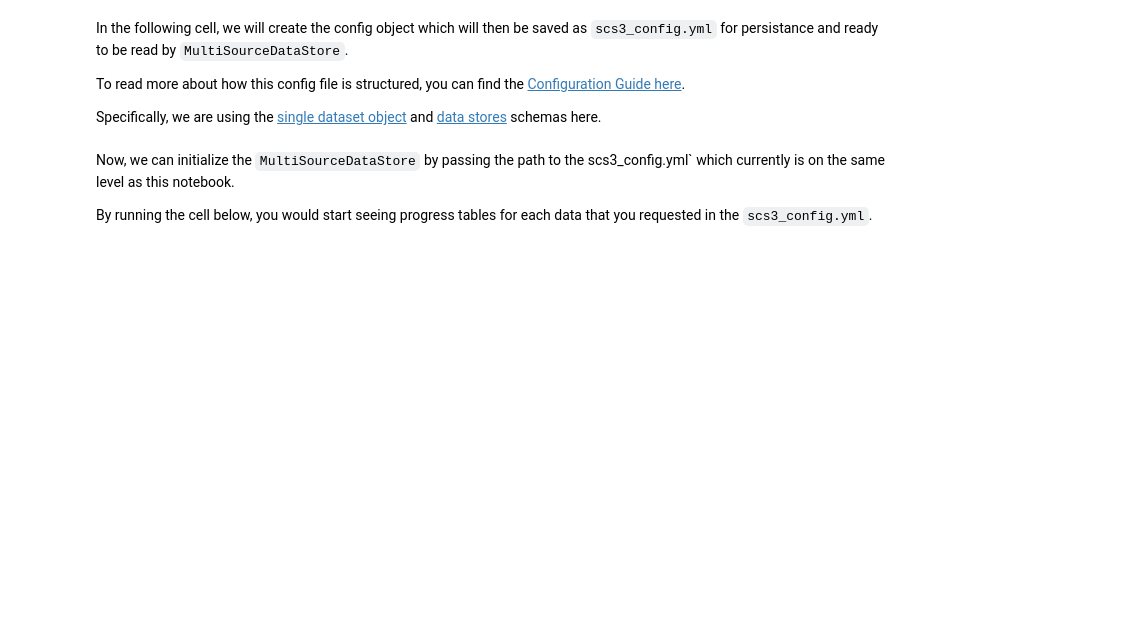
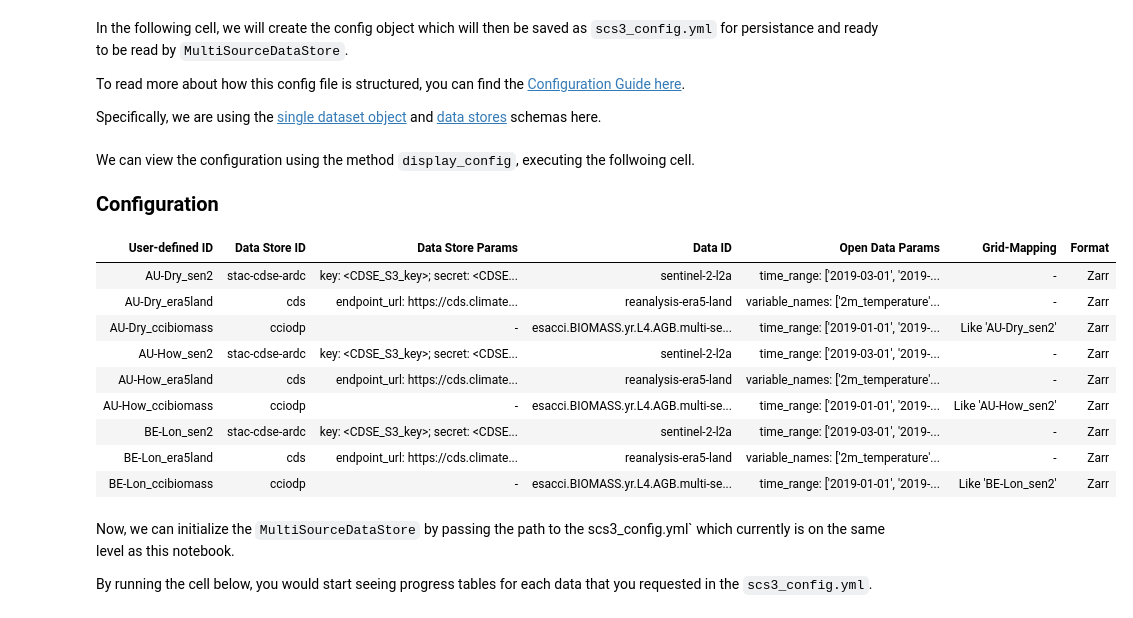
Before and after one commit to xcube-dev/xcube-multistore, a Jupyter notebook: docs/examples/example3/scs3_xcube_multistore.ipynb, the cells around one changed output. Drawn from its saved outputs; the diff is of its cells as text; code cells hidden in the pictures; blank space fills up the shorter version.

```diff
--- a/docs/examples/example3/scs3_xcube_multistore.ipynb
+++ b/docs/examples/example3/scs3_xcube_multistore.ipynb
@@ -171,6 +171,22 @@ config["data_stores"].append(config_store)
 # %%
 with open("scs3_config.yml", "w") as file:
     yaml.dump(config, file, sort_keys=False)
+# %% [markdown]
+We can view the configuration using the method `display_config`, executing the follwoing cell.
+# %%
+MultiSourceDataStore.display_config("scs3_config.yml")
+# %% [output]
+Configuration
+| User-defined ID | Data Store ID | Data Store Params | Data ID | Open Data Params | Grid-Mapping | Format |
+| AU-Dry_sen2 | stac-cdse-ardc | key: <CDSE_S3_key>; secret: <CDSE... | sentinel-2-l2a | time_range: ['2019-03-01', '2019-... | - | Zarr |
+| AU-Dry_era5land | cds | endpoint_url: https://cds.climate... | reanalysis-era5-land | variable_names: ['2m_temperature'... | - | Zarr |
+| AU-Dry_ccibiomass | cciodp | - | esacci.BIOMASS.yr.L4.AGB.multi-se... | time_range: ['2019-01-01', '2019-... | Like 'AU-Dry_sen2' | Zarr |
+| AU-How_sen2 | stac-cdse-ardc | key: <CDSE_S3_key>; secret: <CDSE... | sentinel-2-l2a | time_range: ['2019-03-01', '2019-... | - | Zarr |
+| AU-How_era5land | cds | endpoint_url: https://cds.climate... | reanalysis-era5-land | variable_names: ['2m_temperature'... | - | Zarr |
+| AU-How_ccibiomass | cciodp | - | esacci.BIOMASS.yr.L4.AGB.multi-se... | time_range: ['2019-01-01', '2019-... | Like 'AU-How_sen2' | Zarr |
+| BE-Lon_sen2 | stac-cdse-ardc | key: <CDSE_S3_key>; secret: <CDSE... | sentinel-2-l2a | time_range: ['2019-03-01', '2019-... | - | Zarr |
+| BE-Lon_era5land | cds | endpoint_url: https://cds.climate... | reanalysis-era5-land | variable_names: ['2m_temperature'... | - | Zarr |
+| BE-Lon_ccibiomass | cciodp | - | esacci.BIOMASS.yr.L4.AGB.multi-se... | time_range: ['2019-01-01', '2019-... | Like 'BE-Lon_sen2' | Zarr |
 # %% [markdown]
 Now, we can initialize the `MultiSourceDataStore` by passing the path to the scs3_config.yml` which currently is on the same level as this notebook.
 
```
Also changed, not shown: 1 other file.
